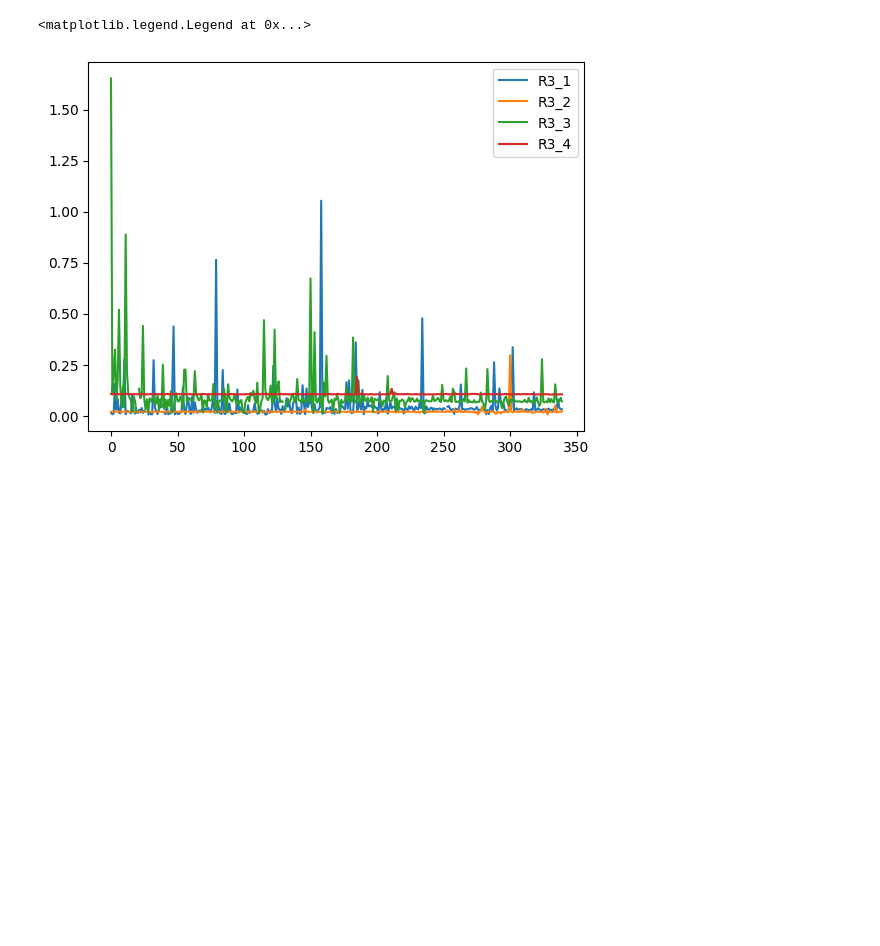
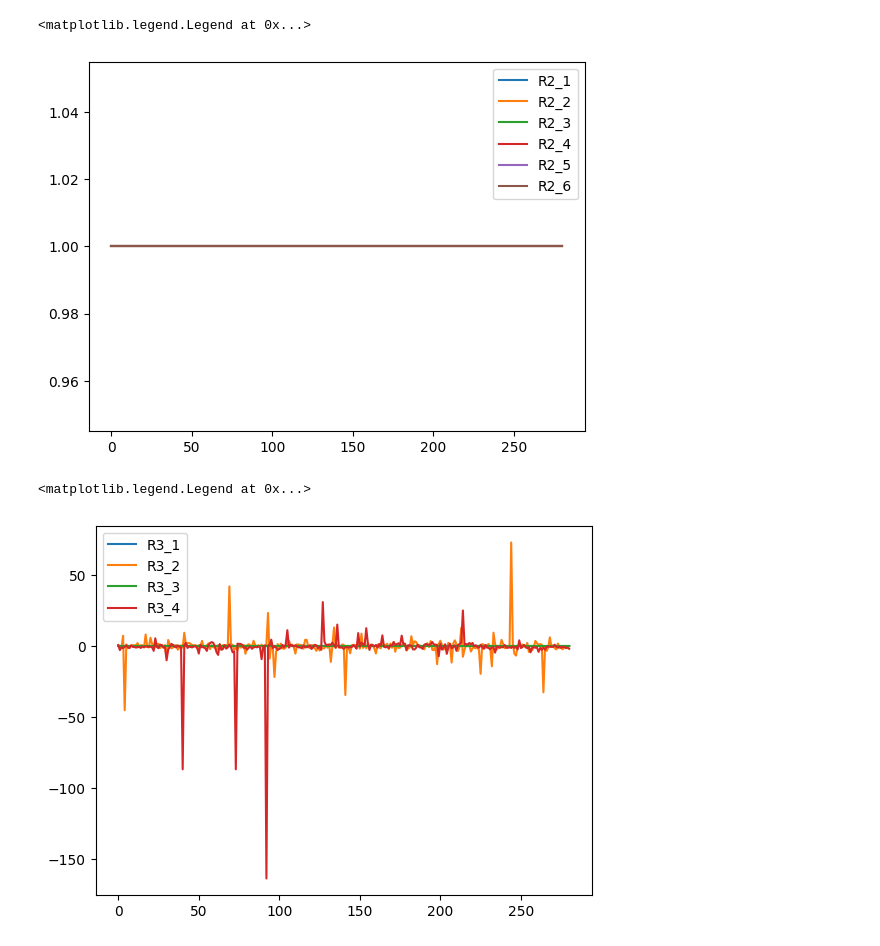
Before and after one commit to htsago/Sensorprobe, a Jupyter notebook: data_preprocessing.ipynb, the cells around one changed output. Saved outputs shown, nothing was run; the diff lists cells and outputs as text; code cells hidden in the pictures; blank space fills up the shorter version.

```diff
--- a/data_preprocessing.ipynb
+++ b/data_preprocessing.ipynb
@@ -170,7 +130,13 @@ plt.legend(['R1_1', 'R1_2', 'R1_3', 'R1_4','R1_5', 'R1_6' ])
+# %%
+plt.plot(dd.index, dd[['R2_1', 'R2_2', 'R2_3', 'R2_4', 'R2_5','R2_6']])
+plt.legend(['R2_1', 'R2_2', 'R2_3', 'R2_4', 'R2_5','R2_6'])
+# %% [output]
+<matplotlib.legend.Legend at 0x...>
+[figure, added]
 # %%
-plt.plot(ds.index, ds[['R3_1', 'R3_2', 'R3_3', 'R3_4']])
-plt.legend(['R3_1', 'R3_2', 'R3_3', 'R3_4' ])
+plt.plot(dd.index, dd[['R3_1', 'R3_2', 'R3_3', 'R3_4']])
+plt.legend(['R3_1', 'R3_2', 'R3_3', 'R3_4'])
 # %% [output]
 <matplotlib.legend.Legend at 0x...>
-[figure, old version]
+[figure, new version]
 # %%
```
Also changed, not shown: parts of 25 cells of this notebook, 2 other files.
